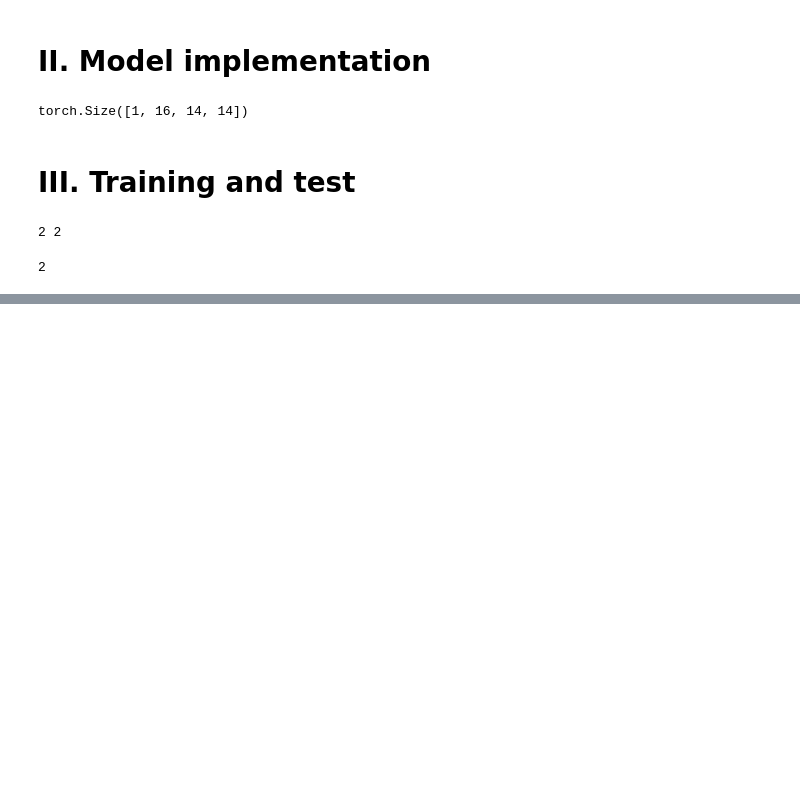
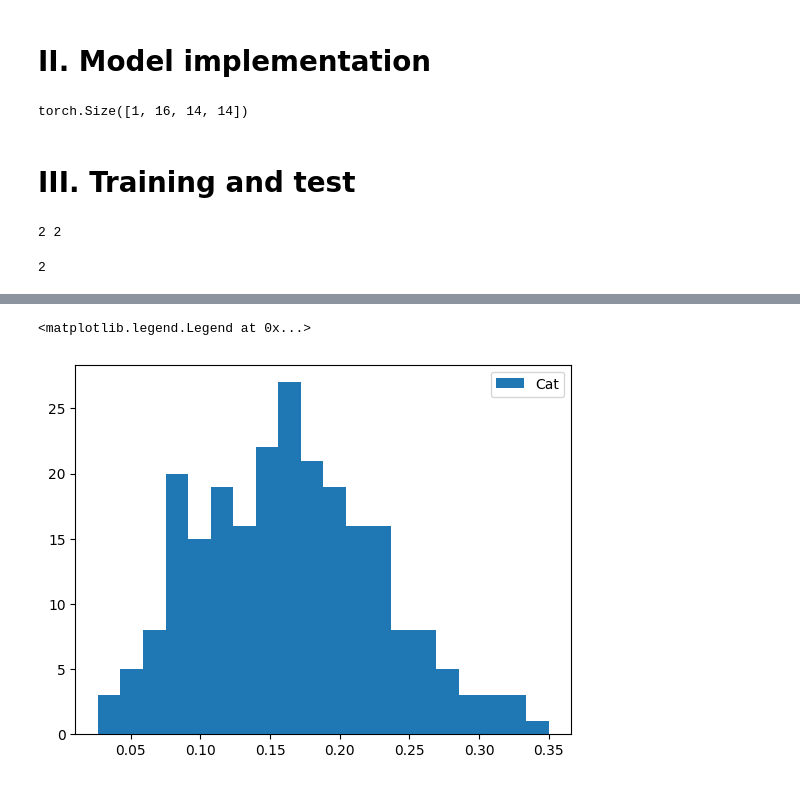
Before and after one commit to smBello-tse/CIFAR10-classification, a Jupyter notebook: cnn.ipynb, the cells around one changed output, grey strips where cells are left out. Saved outputs shown, nothing was run; the diff lists cells and outputs as text; code cells hidden in the pictures; blank space fills up the shorter version.

```diff
--- a/cnn.ipynb
+++ b/cnn.ipynb
@@ -298,0 +387,11 @@ with torch.no_grad():
+# %%
+wrong_cat_probability = []
+for i in range(all_targets.shape[0]):
+  if all_preds[i] != all_targets[i] and all_targets[i]==3:
+    wrong_cat_probability.append([probabilities[i, 3], probabilities[i, 5]])
+wrong_cat_probability = np.array(wrong_cat_probability)
+plt.hist(wrong_cat_probability[:,0], bins=20, label="Cat")
+plt.legend()
+# %% [output]
+<matplotlib.legend.Legend at 0x...>
+[figure, added]
```
Also changed, not shown: parts of 22 cells of this notebook.
